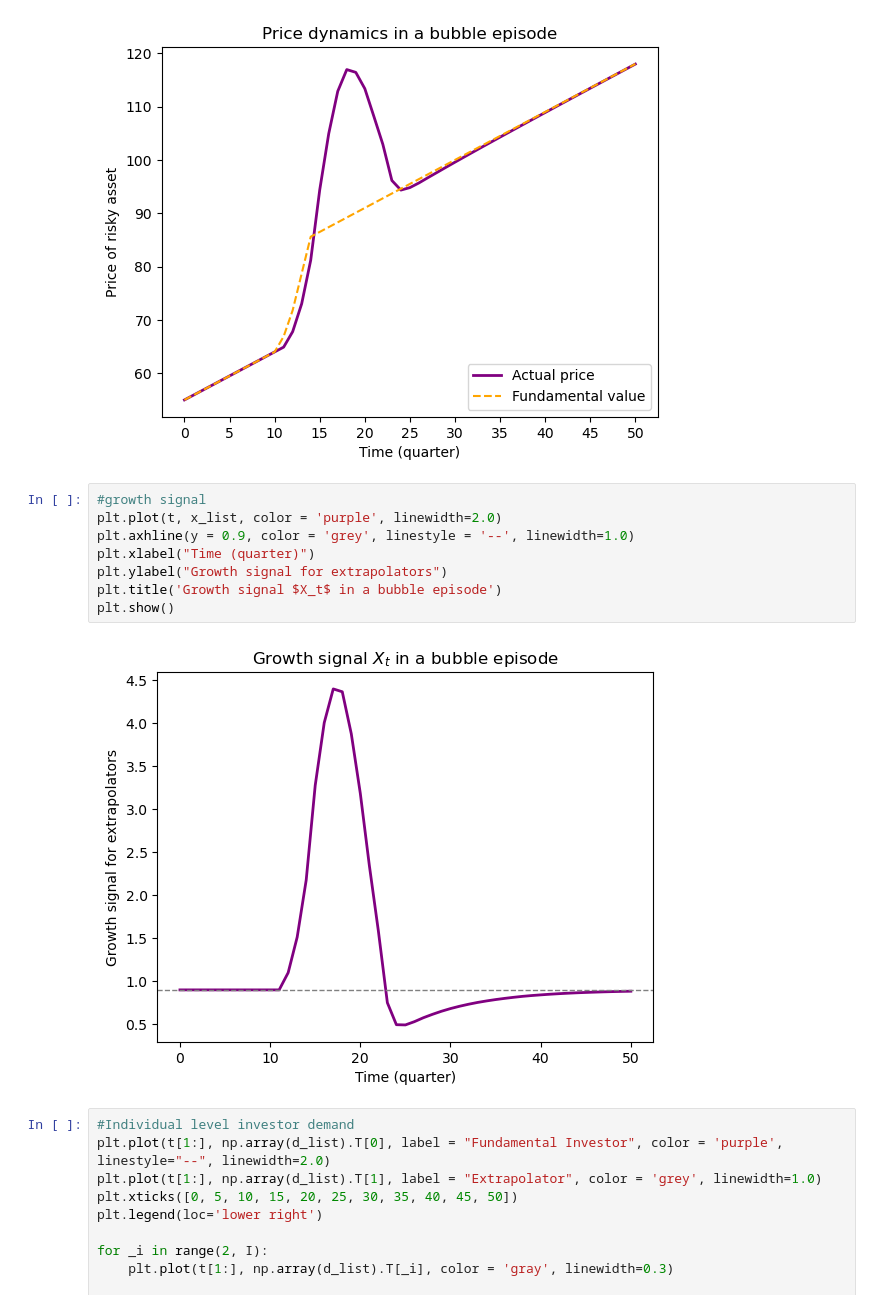
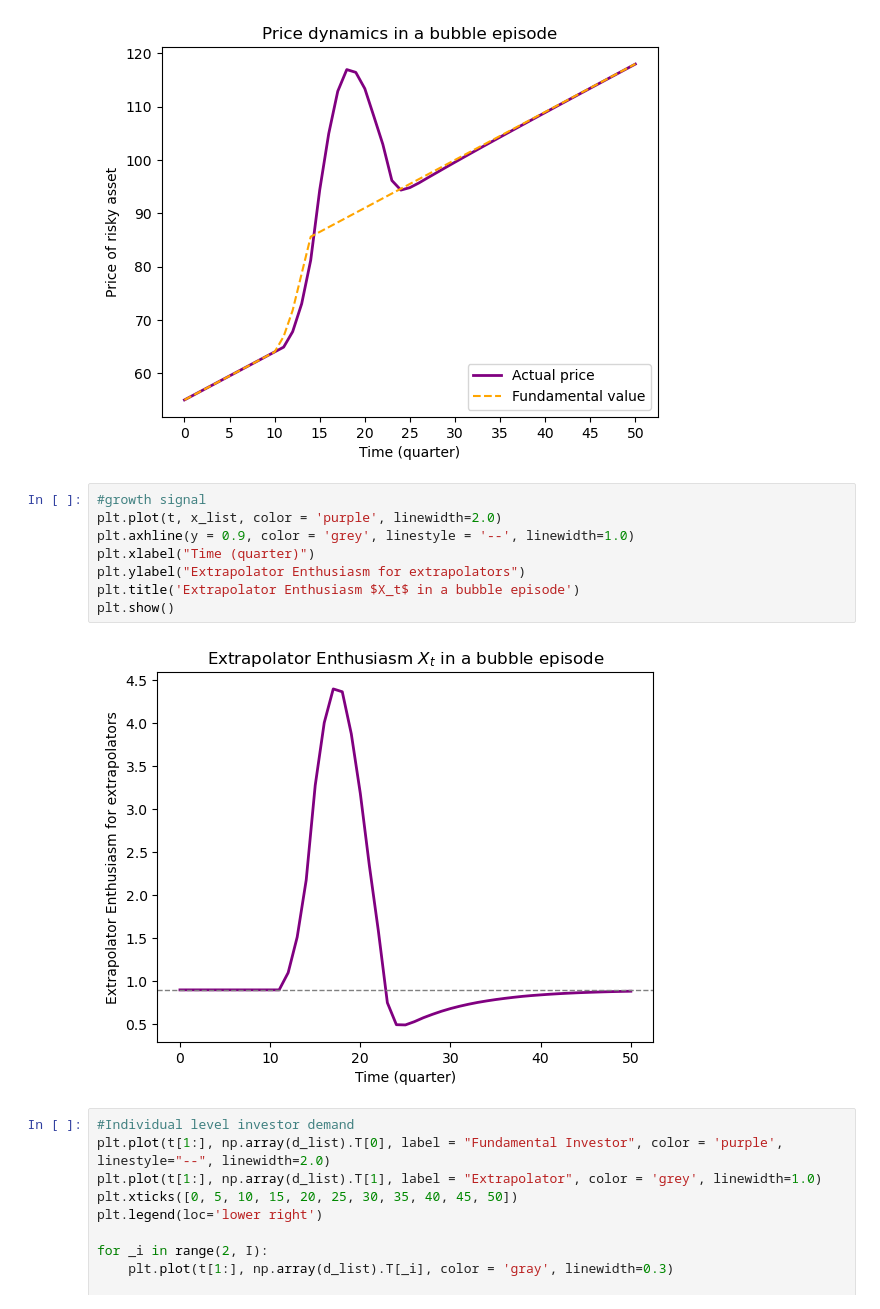
Before and after one commit to YileC928/Extrapolation_and_bubble_rep, a Jupyter notebook: Extrapolation_and_Bubble_rep_with_extension.ipynb, the cells around one changed output. Saved outputs shown, nothing was run; the diff lists cells and outputs as text.

```diff
--- a/Extrapolation_and_Bubble_rep_with_extension.ipynb
+++ b/Extrapolation_and_Bubble_rep_with_extension.ipynb
@@ -100,13 +100,13 @@ plt.show()
 # %%
 #growth signal
 plt.plot(t, x_list, color = 'purple', linewidth=2.0)
 plt.axhline(y = 0.9, color = 'grey', linestyle = '--', linewidth=1.0)
 plt.xlabel("Time (quarter)")
-plt.ylabel("Growth signal for extrapolators")
-plt.title('Growth signal $X_t$ in a bubble episode')
+plt.ylabel("Extrapolator Enthusiasm for extrapolators")
+plt.title('Extrapolator Enthusiasm $X_t$ in a bubble episode')
 plt.show()
 # %% [output]
-[figure, old version]
+[figure, new version]
 # %%
 #Individual level investor demand
 plt.plot(t[1:], np.array(d_list).T[0], label = "Fundamental Investor", color = 'purple', linestyle="--", linewidth=2.0)
```
Also changed, not shown: parts of 12 cells of this notebook.
